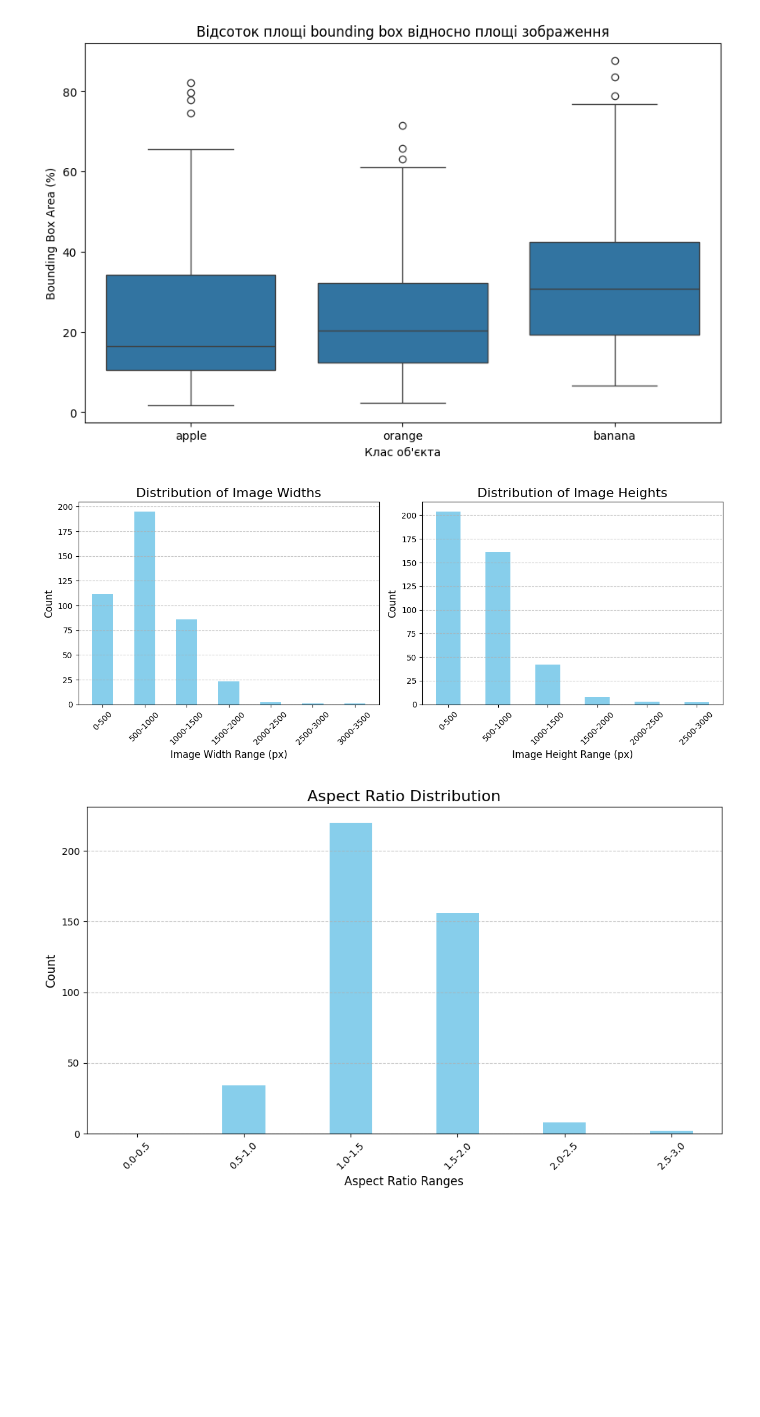
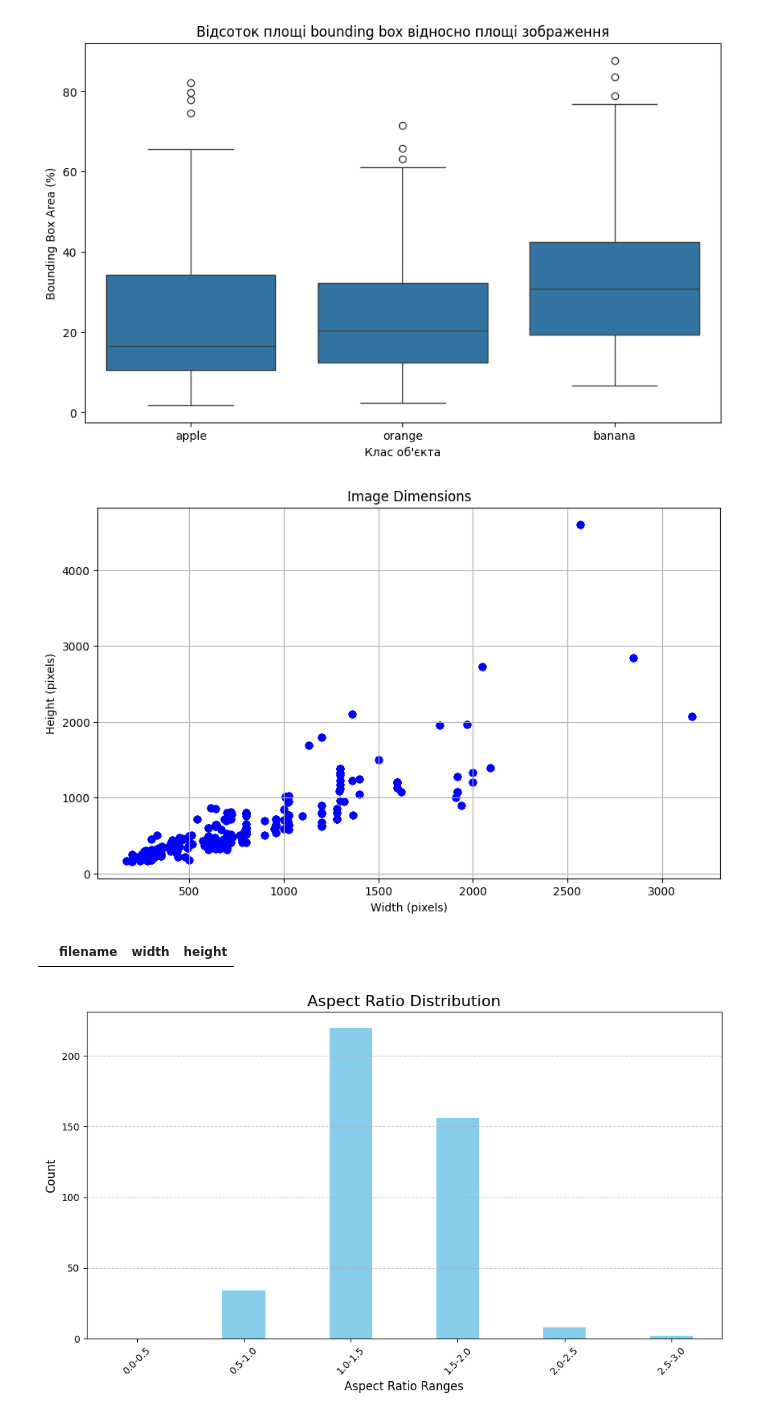
Before and after one commit to mar4enkom/neural-networks-lab, a Jupyter notebook: EDA.ipynb, the cells around one changed output. Saved outputs shown, nothing was run; the diff lists cells and outputs as text; code cells hidden in the pictures; blank space fills up the shorter version.

Commit message:
create script for image height and width preprocessing, make another image dimensions plot, show categories in contrast and brightness plots

```diff
--- a/EDA.ipynb
+++ b/EDA.ipynb
@@ -19,4 +20,10 @@ data = {
     'xmax': [],
     'ymax': []
 }
+
+image_files = {
+    'filename': [],
+    'width': [],
+    'height': [],
+}
 # %%
@@ -52,3 +91,3 @@ for file in os.listdir(dataset_folder):
 # %%
 df = pd.DataFrame(data)
-df['height']
+image_files_df = pd.DataFrame(image_files)
@@ -110,31 +136,20 @@ plt.show()
 # %% [output]
 [figure]
 # %%
-def plot_distribution(ax, data, title, xlabel):
-    max_value = data.max()
-    bins = range(0, max_value + 500, 500)
+plt.figure(figsize=(10, 6))
+plt.scatter(image_files_df['width'], image_files_df['height'], color='blue', marker='o')
 
-    labels = [f"{bins[i]}-{bins[i+1]}" for i in range(len(bins) - 1)]
+plt.title('Image Dimensions')
+plt.xlabel('Width (pixels)')
+plt.ylabel('Height (pixels)')
+plt.grid(True)
 
-    data_bin = pd.cut(data, bins=bins)
-    counts = data_bin.value_counts().sort_index().reset_index()
-    counts.columns = ['bin', 'count']
+plt.show()
 
-    ax.bar(labels, counts['count'], color='skyblue', width=0.5)
-    ax.set_title(title, fontsize=16)
-    ax.set_xlabel(xlabel, fontsize=12)
-    ax.set_ylabel('Count', fontsize=12)
-    ax.tick_params(axis='x', rotation=45)
-    ax.grid(True, axis='y', linestyle='--', alpha=0.7)
-
-fig, axs = plt.subplots(1, 2, figsize=(12, 5))
-plot_distribution(axs[0], df['width'], 'Distribution of Image Widths', 'Image Width Range (px)')
-plot_distribution(axs[1], df['height'], 'Distribution of Image Heights', 'Image Height Range (px)')
-
-plt.tight_layout()
-plt.show()
+image_files_df[image_files_df['height'] == 0]
 # %% [output]
-[figure, old version]
+[figure, new version]
+|  | filename | width | height |
 # %%
 aspect_ratios = df['width'] / df['height']
 max_aspect_ratio = aspect_ratios.max()
```
Also changed, not shown: parts of 8 cells of this notebook.
